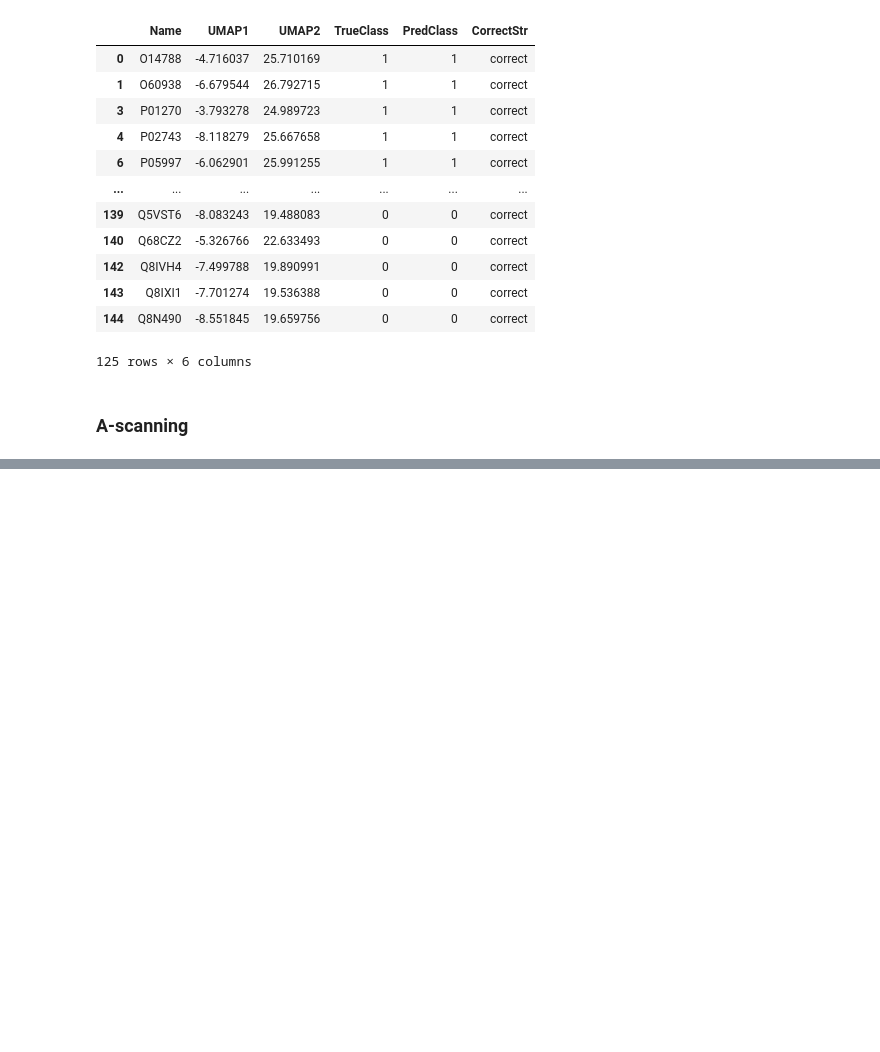
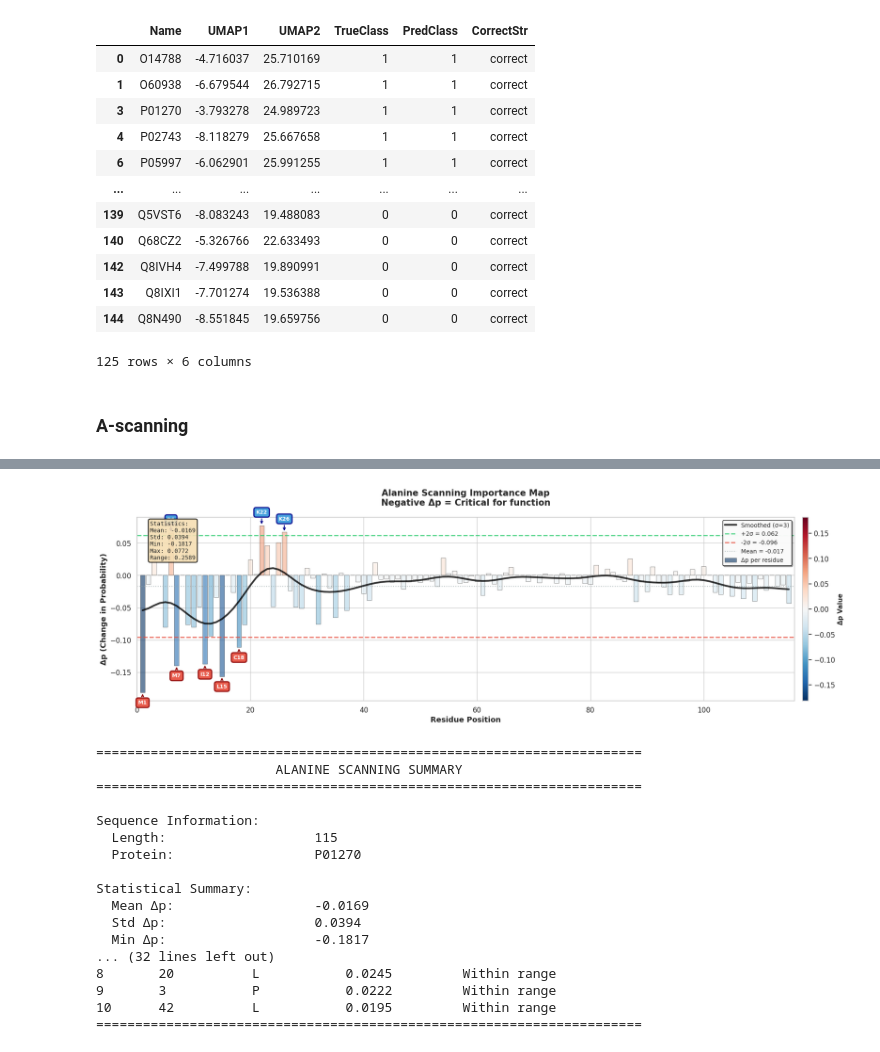
Before and after one commit to 8gabri8/ESMSec, a Jupyter notebook: my_train.ipynb, the cells around one changed output, grey strips where cells are left out. Drawn from its saved outputs; the diff is of its cells as text; code cells hidden in the pictures; blank space fills up the shorter version.

Commit message:
alanine scanning

```diff
--- a/my_train.ipynb
+++ b/my_train.ipynb
@@ -526,0 +450,21 @@ Baseline probability for true class: 0.9820
+# %%
+PROTEIN = "P01270" #"O60938" #"P05997"
+WINDOW_SIZE_FRACTION = 0.01 # 10% of sequence length
+
+# Extract info
+single_protein_info = processed_df[processed_df['protein'] == PROTEIN].iloc[0]
+display(single_protein_info)
+
+WINDOW_SIZE_SUBSTITUION = int(single_protein_info.trunc_sequence_length * WINDOW_SIZE_FRACTION // 2 * 2 + 1) # make it odd
+print(WINDOW_SIZE_SUBSTITUION)
+
+# Run alanine scanning
+results = mf.alanine_scanning(
+    model=net,
+    tokenizer=tokenizer,
+    single_protein_info=single_protein_info,
+    window_size=WINDOW_SIZE_SUBSTITUION, # make it odd
+    device=config["DEVICE"],
+    SUBSTITUTE_AA="A",
+    normalise_true_substitution=True #normalise by number of true substitutions (not A->A
+)
@@ -526,0 +486,32 @@ Baseline probability for true class: 0.9820
+# %%
+#ploitting
+mf.plot_alanine_scan(
+    delta_p=results['delta_probs'],
+    sequence=results['sequence'],
+    protein_name=results['protein_name'],
+    sigma=3,
+    threshold=True,
+    highlight_residues=True,
+    top_n=10,
+    show_sequence=False,
+    style='whitegrid'  # Options: 'darkgrid', 'whitegrid', 'dark', 'white', 'ticks'
+)
+# %% [output]
+[figure, added]
+======================================================================
+                       ALANINE SCANNING SUMMARY
+======================================================================
+
+Sequence Information:
+  Length:                   115
+  Protein:                  P01270
+
+Statistical Summary:
+  Mean Δp:                  -0.0169
+  Std Δp:                   0.0394
+  Min Δp:                   -0.1817
+... (32 lines left out)
+8       20          L           0.0245         Within range
+9       3           P           0.0222         Within range
+10      42          L           0.0195         Within range
+======================================================================
```
Also changed, not shown: parts of 8 cells of this notebook, 3 other files.
